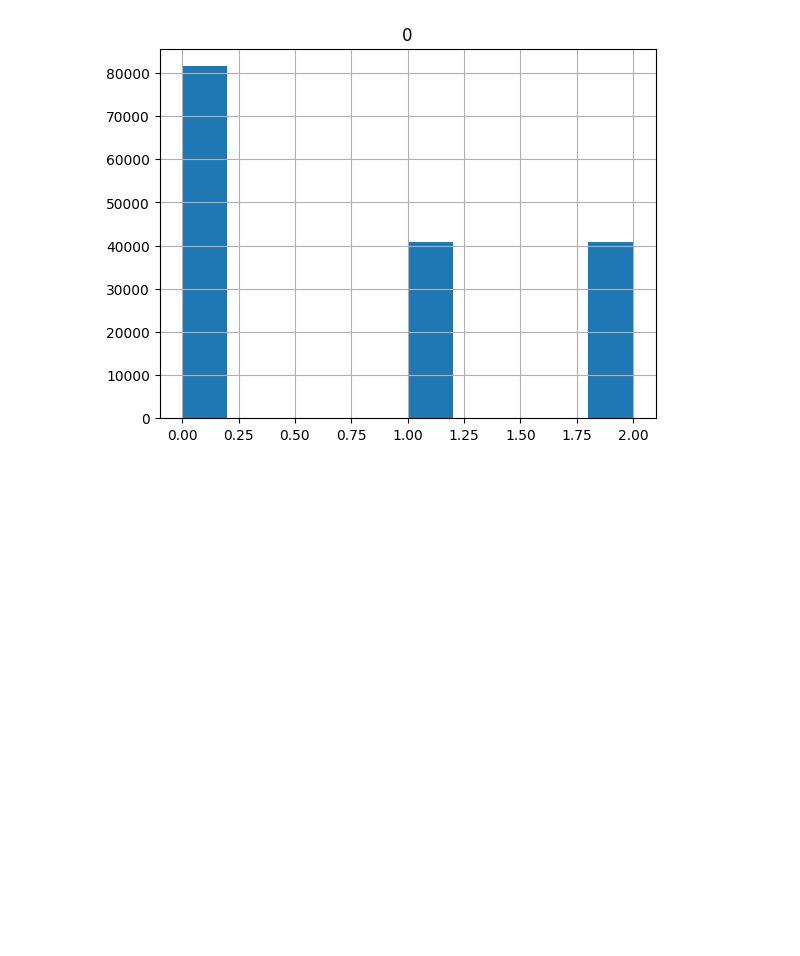
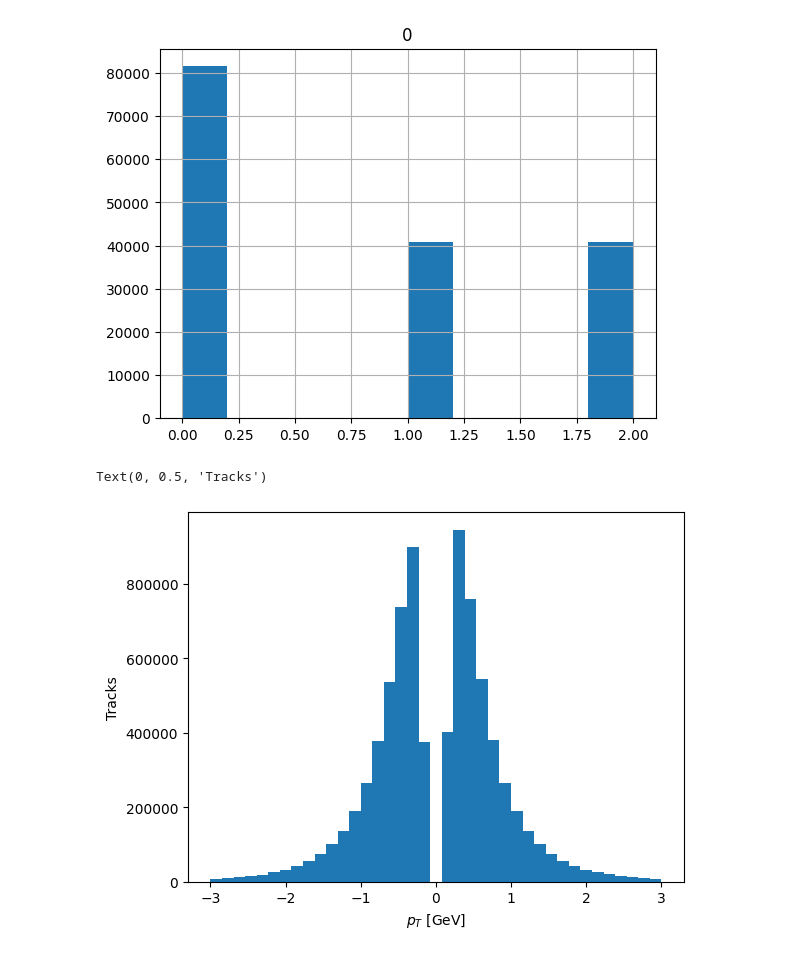
Before and after one commit to jieunyoo/tempjuly26repo, a Jupyter notebook: july25.ipynb, the cells around one changed output. Cells and saved outputs as stored; diff of their text form; code cells hidden in the pictures; blank space fills up the shorter version.

```diff
--- a/july25.ipynb
+++ b/july25.ipynb
@@ -47,0 +57,21 @@ array([[<Axes: title={'center': '0'}>]], dtype=object)
+# %%
+path = '/uscms/home/jieun201/nobackup/YOURWORKINGAREA/june23_ds8_labelsOnly'
+csv_files = glob.glob(path + "/*.csv")
+df_labels = (pd.read_csv(file) for file in csv_files)
+big_df_labels   = pd.concat(df_labels, ignore_index=True)
+# %%
+path = '/uscms/home/jieun201/nobackup/YOURWORKINGAREA/june23_ds8_negativeLabelsOnly'
+csv_files2 = glob.glob(path + "/*.csv")
+df_labels2 = (pd.read_csv(file) for file in csv_files2)
+big_df_labels2   = pd.concat(df_labels2, ignore_index=True)
+#big_df_labels2
+# %%
+mergePosNeg = pd.concat([big_df_labels, big_df_labels2])
+#mergePosNeg
+# %%
+plt.hist(mergePosNeg['pt'],bins=np.linspace(-3,3,40),histtype='stepfilled');
+plt.xlabel(r'$p_T$ [GeV]')
+plt.ylabel('Tracks')
+# %% [output]
+Text(0, 0.5, 'Tracks')
+[figure, added]
```
Also changed, not shown: parts of 2 cells of this notebook.
